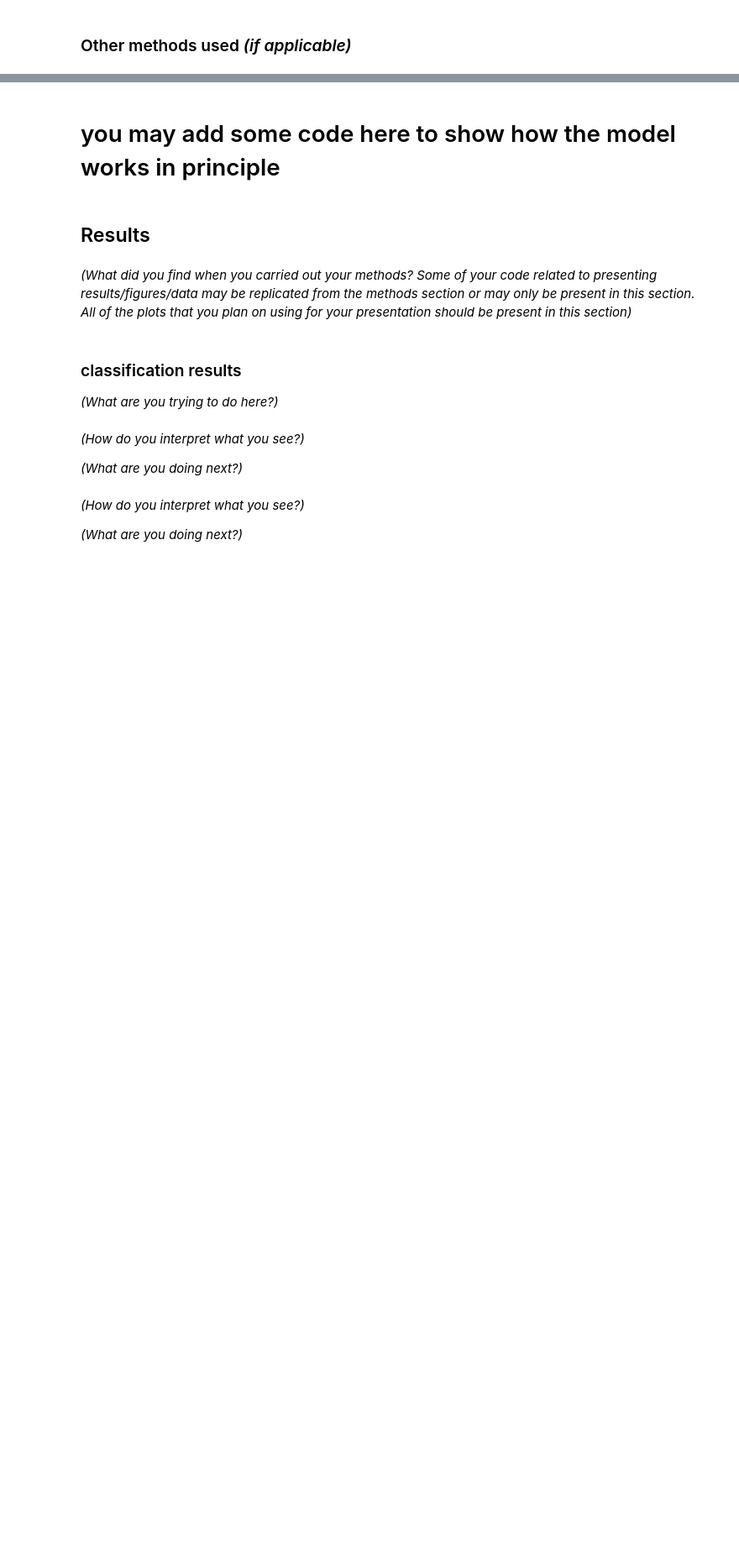
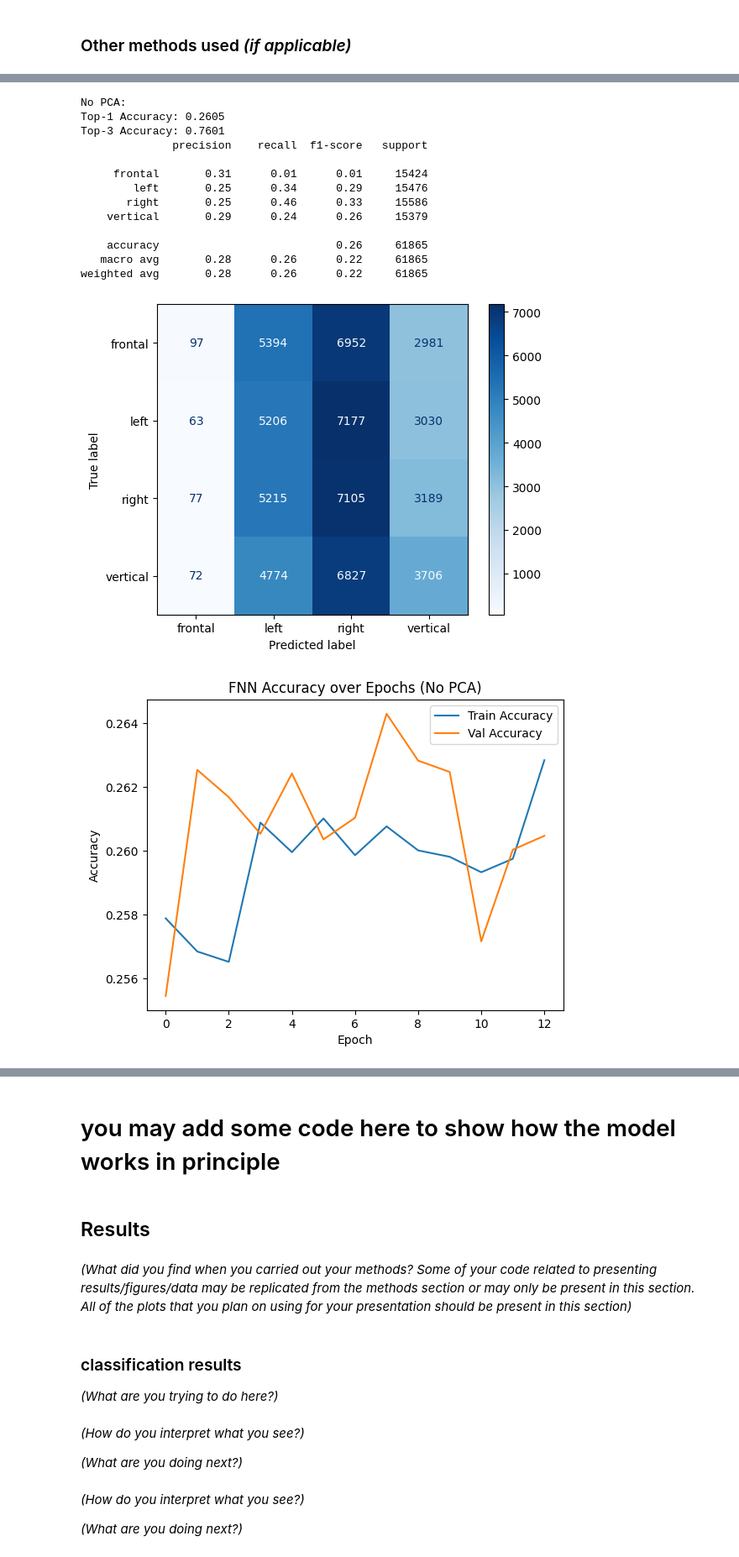
Before and after one commit to sthuy9804/cmse381-final-project, a Jupyter notebook: ProjectTemplate.ipynb, the cells around one changed output, grey strips where cells are left out. Shown at 84% size. Cells and saved outputs as stored; diff of their text form; code cells hidden in the pictures; blank space fills up the shorter version.

Commit message:
Switch to Pytorch - implementing Feedforward NN

```diff
--- a/ProjectTemplate.ipynb
+++ b/ProjectTemplate.ipynb
@@ -526,0 +416,18 @@ weighted avg       0.26      0.26      0.23     61865
+# %%
+# Source: https://stackoverflow.com/questions/71998978/early-stopping-in-pytorch
+class EarlyStopper:
+    def __init__(self, patience=1, min_delta=0):
+        self.patience = patience
+        self.min_delta = min_delta
+        self.counter = 0
+        self.min_validation_loss = float('inf')
+
+    def early_stop(self, validation_loss):
+        if validation_loss < self.min_validation_loss:
+            self.min_validation_loss = validation_loss
+            self.counter = 0
+        elif validation_loss > (self.min_validation_loss + self.min_delta):
+            self.counter += 1
+            if self.counter >= self.patience:
+                return True
+        return False
@@ -527 +513,52 @@ weighted avg       0.26      0.26      0.23     61865
+# %%
+model_scaled.eval()
+y_pred_scaled = []
+y_proba_scaled = []
+true_labels_scaled = []
+
+with torch.no_grad():
+    for X_batch, y_batch in test_loader:
+        X_batch = X_batch.to(device)
+        outputs = model_scaled(X_batch)
+
+        y_proba_scaled.extend(outputs.cpu().numpy())               # top-3
+        y_pred_scaled.extend(outputs.argmax(dim=1).cpu().numpy())  # top-1
+        true_labels_scaled.extend(y_batch.numpy())
+
+y_proba_scaled = np.array(y_proba_scaled)
+y_pred_scaled = np.array(y_pred_scaled)
+true_labels_scaled = np.array(true_labels_scaled)
+
+print("No PCA:")
+print("Top-1 Accuracy:", round(top_k_accuracy_score(true_labels_scaled, y_proba_scaled, k=1), 4))
+print("Top-3 Accuracy:", round(top_k_accuracy_score(true_labels_scaled, y_proba_scaled, k=3), 4))
+print(classification_report(y_test_encoded, y_pred_scaled, target_names=le.classes_))
+
+cm = confusion_matrix(y_test_encoded, y_pred_scaled)
+ConfusionMatrixDisplay(confusion_matrix=cm, display_labels=le.classes_).plot(cmap="Blues")
+plt.show()
+
+plt.plot(train_accuracies_scaled, label='Train Accuracy')
+plt.plot(val_accuracies_scaled, label='Val Accuracy')
+plt.xlabel("Epoch")
+plt.ylabel("Accuracy")
+plt.legend()
+plt.title("FNN Accuracy over Epochs (No PCA)")
+plt.show()
+# %% [output]
+No PCA:
+Top-1 Accuracy: 0.2605
+Top-3 Accuracy: 0.7601
+              precision    recall  f1-score   support
+
+     frontal       0.31      0.01      0.01     15424
+        left       0.25      0.34      0.29     15476
+       right       0.25      0.46      0.33     15586
+    vertical       0.29      0.24      0.26     15379
+
+    accuracy                           0.26     61865
+   macro avg       0.28      0.26      0.22     61865
+weighted avg       0.28      0.26      0.22     61865
+[figure, added]
+[figure, added]
 # %% [markdown]
```
Also changed, not shown: parts of 27 cells of this notebook.
